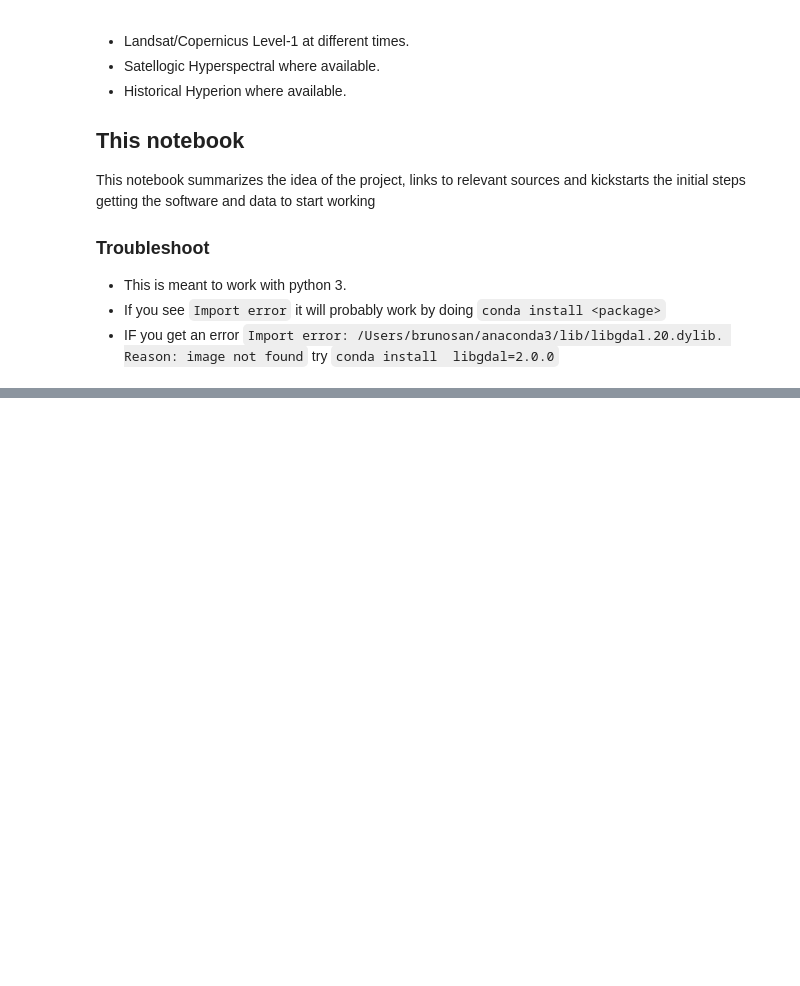
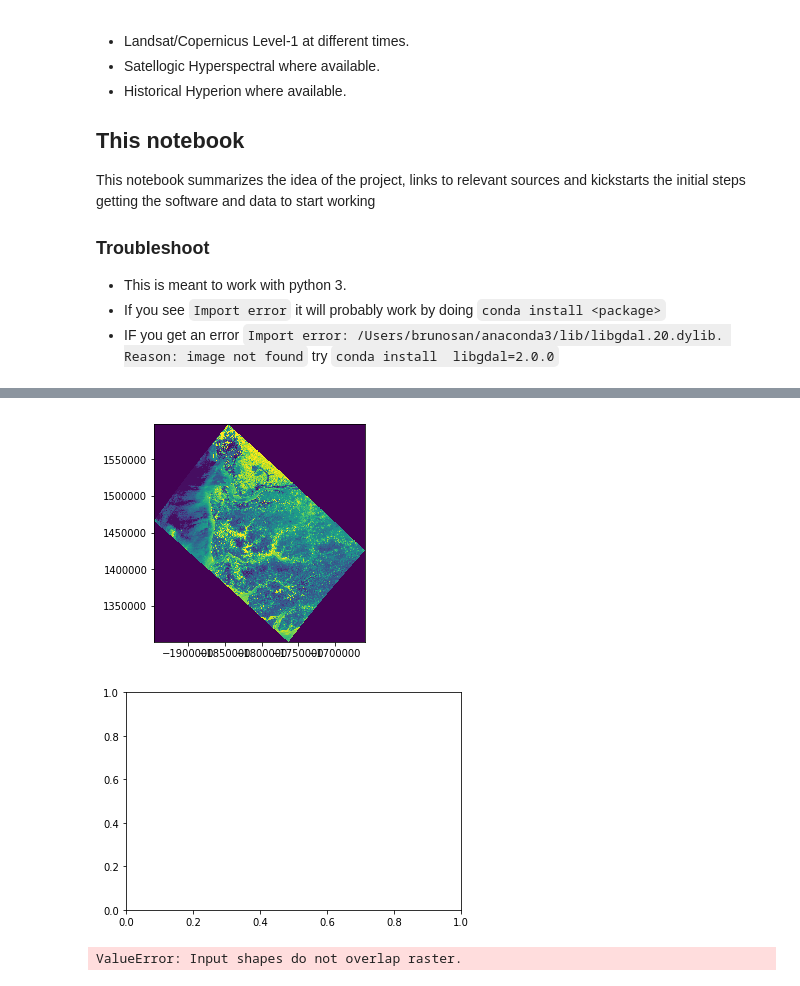
Before and after one commit to satellogic/open-impact, a Jupyter notebook: gambia/Gambia.ipynb, the cells around one changed output, grey strips where cells are left out. Drawn from its saved outputs; the diff is of its cells as text; code cells hidden in the pictures; blank space fills up the shorter version.

```diff
--- a/gambia/Gambia.ipynb
+++ b/gambia/Gambia.ipynb
@@ -61,0 +146,43 @@ ImportError: dlopen(/Users/brunosan/anaconda3/lib/python3.6/site-packages/osgeo/
+# %%
+#Plot the subregion to focus on, around the capital of Gambia, Banjul.
+import fiona
+import rasterio
+import rasterio.plot
+import rasterio.mask
+import matplotlib as mpl
+from descartes import PolygonPatch
+
+
+with fiona.open("banjul.geojson", "r") as shapefile, \
+     rasterio.open(resampled_path) as resampled:
+    features = [feature["geometry"] for feature in shapefile]
+    rasterio.plot.show((resampled, 1))
+    ax = mpl.pyplot.gca()
+    patches = [PolygonPatch(feature, edgecolor="red", facecolor="none", linewidth=2) for feature in features]
+    ax.add_collection(mpl.collections.PatchCollection(patches, match_original=True))
+# %% [output]
+[figure, added]
+[figure, added]
+# %%
+#Plot the subregion to focus on, around the capital of Gambia, Banjul.
+import fiona
+import rasterio
+from rasterio.mask import mask
+
+
+with fiona.open("banjul.geojson", "r") as shapefile:
+    geoms = [feature["geometry"] for feature in shapefile]
+
+with rasterio.open(resampled_path) as src:
+    out_image, out_transform = mask(src, geoms, crop=True)
+    out_meta = src.meta.copy()
+
+out_meta.update({"driver": "GTiff",
+                 "height": out_image.shape[1],
+                 "width": out_image.shape[2],
+                 "transform": out_transform})
+
+with rasterio.open(hypercube_folder+"banjul.tif", "w", **out_meta) as dest:
+ dest.write(out_image)
+# %% [output]
+ValueError: Input shapes do not overlap raster.
```
Also changed, not shown: parts of 10 cells of this notebook.
